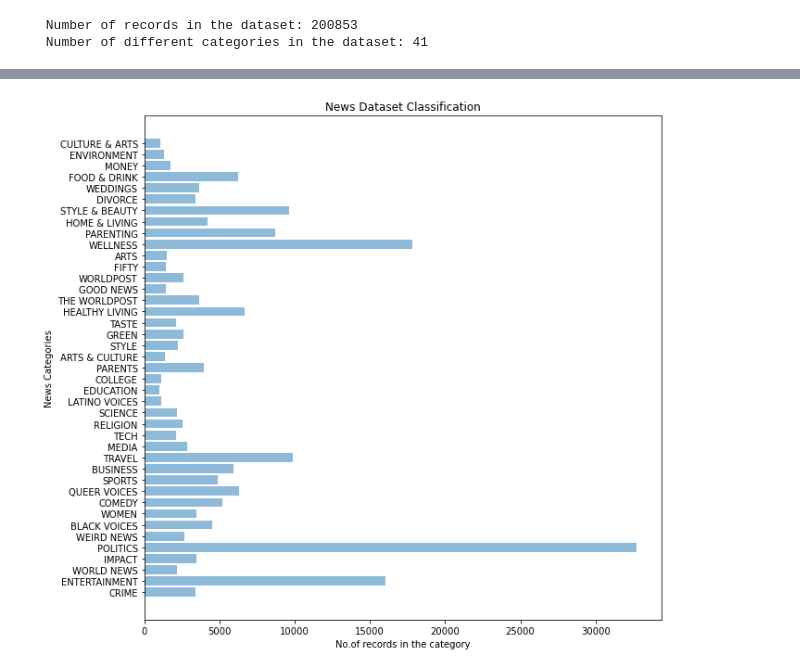
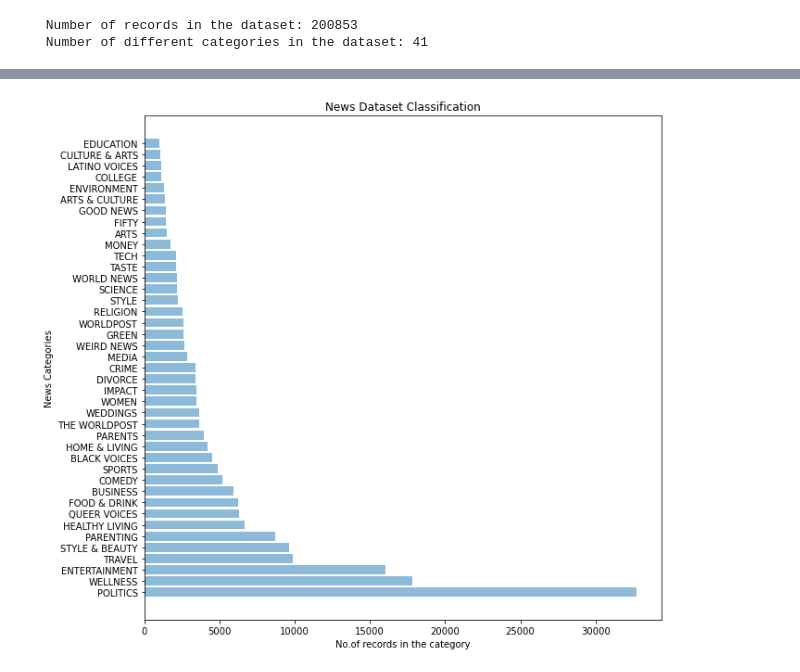
Before and after one commit to dj1095/naive-bayes-classifier, a Jupyter notebook: naive-bayes-classifier.ipynb, the cells around one changed output, grey strips where cells are left out. Drawn from its saved outputs; the diff is of its cells as text; code cells hidden in the pictures.

```diff
--- a/naive-bayes-classifier.ipynb
+++ b/naive-bayes-classifier.ipynb
@@ -100,22 +101,14 @@ df.head()
 | 3 | ENTERTAINMENT | Jim Carrey Blasts 'Castrato' Adam... | Ron Dicker | https://www.huffingtonpost.com/en... | The actor gives Dems an ass-kicki... | 2018-05-26 |
 | 4 | ENTERTAINMENT | Julianna Margulies Uses Donald Tr... | Ron Dicker | https://www.huffingtonpost.com/en... | The "Dietland" actress said using... | 2018-05-26 |
 # %%
-#Divide data in
-all_group_category_records = get_data_group_by_classes(dataset)
-
 # plot the data distribution of all news categories
-all_news_categories = df.loc[:,'category'].unique()
-lengths = []
-for category in all_news_categories:
-    lengths.append(len(all_group_category_records[category]))
-
 fig, ax = plt.subplots()
 fig.set_figheight(10)
 fig.set_figwidth(10)
-ax.barh(all_news_categories,lengths, alpha=0.5)
+ax.barh(df.loc[:,'category'].value_counts().keys(),df.loc[:,'category'].value_counts().values, alpha=0.5)
 ax.set_ylabel("News Categories")
 ax.set_xlabel('No.of records in the category')
 ax.set_title('News Dataset Classification')
 plt.show()
 # %% [output]
-[figure, old version]
+[figure, new version]
```
Also changed, not shown: parts of 3 cells of this notebook.
